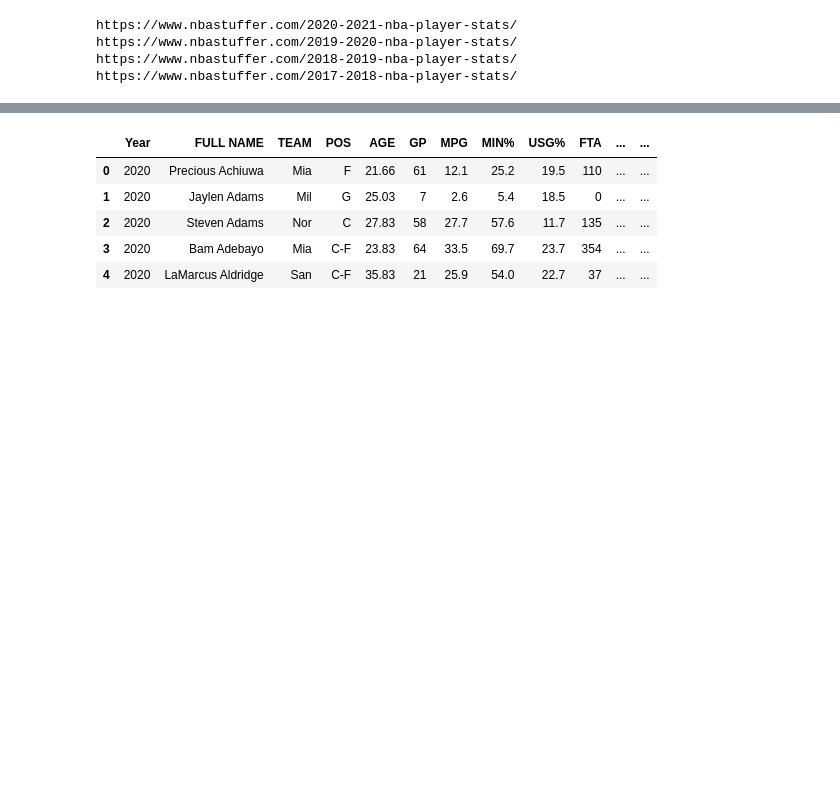
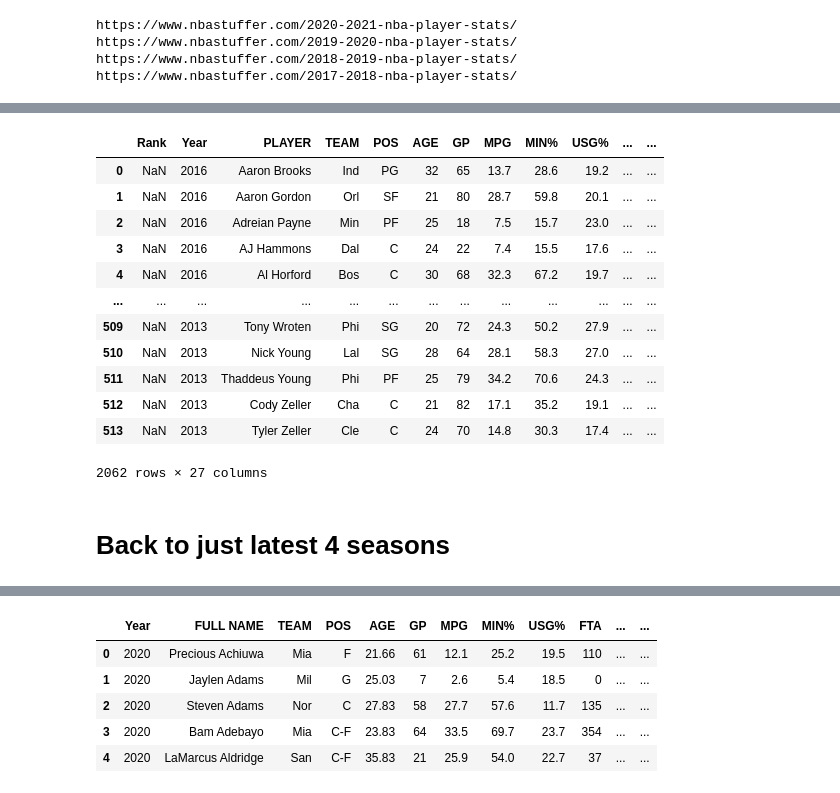
Before and after one commit to davekacz/NBA_Salary_Prediction, a Jupyter notebook: data_prep.ipynb, the cells around one changed output, grey strips where cells are left out. Drawn from its saved outputs; the diff is of its cells as text; code cells hidden in the pictures; blank space fills up the shorter version.

```diff
--- a/data_prep.ipynb
+++ b/data_prep.ipynb
@@ -79,0 +134,17 @@ stats_df.rename(columns=stats_df_rename_dict, inplace=True)
+# %%
+stats_df2 = pd.concat(another_df_list2)
+stats_df2
+# %% [output]
+|  | Rank | Year | PLAYER | TEAM | POS | AGE | GP | MPG | MIN% | USG% | ... | ... |
+| 0 | NaN | 2016 | Aaron Brooks | Ind | PG | 32 | 65 | 13.7 | 28.6 | 19.2 | ... | ... |
+| 1 | NaN | 2016 | Aaron Gordon | Orl | SF | 21 | 80 | 28.7 | 59.8 | 20.1 | ... | ... |
+| 2 | NaN | 2016 | Adreian Payne | Min | PF | 25 | 18 | 7.5 | 15.7 | 23.0 | ... | ... |
+| 3 | NaN | 2016 | AJ Hammons | Dal | C | 24 | 22 | 7.4 | 15.5 | 17.6 | ... | ... |
+| 4 | NaN | 2016 | Al Horford | Bos | C | 30 | 68 | 32.3 | 67.2 | 19.7 | ... | ... |
+| ... | ... | ... | ... | ... | ... | ... | ... | ... | ... | ... | ... | ... |
+| 509 | NaN | 2013 | Tony Wroten | Phi | SG | 20 | 72 | 24.3 | 50.2 | 27.9 | ... | ... |
+| 510 | NaN | 2013 | Nick Young | Lal | SG | 28 | 64 | 28.1 | 58.3 | 27.0 | ... | ... |
+| 511 | NaN | 2013 | Thaddeus Young | Phi | PF | 25 | 79 | 34.2 | 70.6 | 24.3 | ... | ... |
+| 512 | NaN | 2013 | Cody Zeller | Cha | C | 21 | 82 | 17.1 | 35.2 | 19.1 | ... | ... |
+| 513 | NaN | 2013 | Tyler Zeller | Cle | C | 24 | 70 | 14.8 | 30.3 | 17.4 | ... | ... |
+2062 rows × 27 columns
@@ -80,3 +162,5 @@ stats_df.rename(columns=stats_df_rename_dict, inplace=True)
+# %% [markdown]
+# Back to just latest 4 seasons
 # %%
 #Check out NA Values
 stats_df.isna().sum(axis=0).sort_values(ascending = False)[0:10]
```
Also changed, not shown: parts of 16 cells of this notebook, 2 other files.
